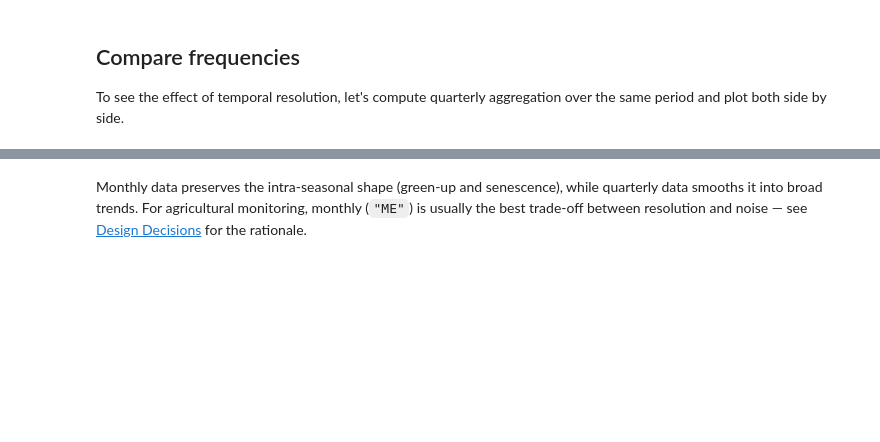
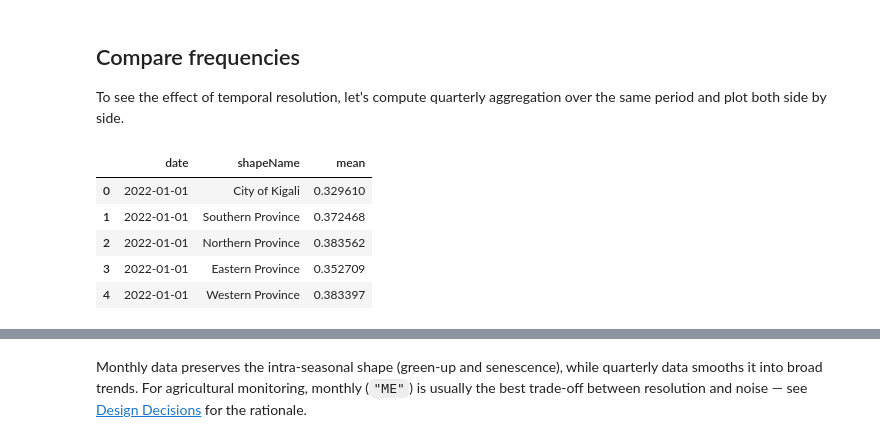
Before and after one commit to datapartnership/evy, a Jupyter notebook: notebooks/recipes/monthly-aggregation.ipynb, the cells around one changed output, grey strips where cells are left out. Cells and saved outputs as stored; diff of their text form; code cells hidden in the pictures; blank space fills up the shorter version.

```diff
--- a/notebooks/recipes/monthly-aggregation.ipynb
+++ b/notebooks/recipes/monthly-aggregation.ipynb
@@ -44,11 +78,18 @@ To see the effect of temporal resolution, let's compute quarterly aggregation ov
 # %%
 df_quarterly = evy.zonal_stats(
     gdf,
     zone_col="shapeName",
-    start_date="2022-01-01",
-    end_date="2024-12-31",
+    start_date=start_date,
+    end_date=end_date,
     freq=evy.QUARTERLY,
     stats=["mean"],
 )
 df_quarterly.head()
+# %% [output]
+|  | date | shapeName | mean |
+| 0 | 2022-01-01 | City of Kigali | 0.329610 |
+| 1 | 2022-01-01 | Southern Province | 0.372468 |
+| 2 | 2022-01-01 | Northern Province | 0.383562 |
+| 3 | 2022-01-01 | Eastern Province | 0.352709 |
+| 4 | 2022-01-01 | Western Province | 0.383397 |
 # %%
```
Also changed, not shown: parts of 7 cells of this notebook, 22 other files.
